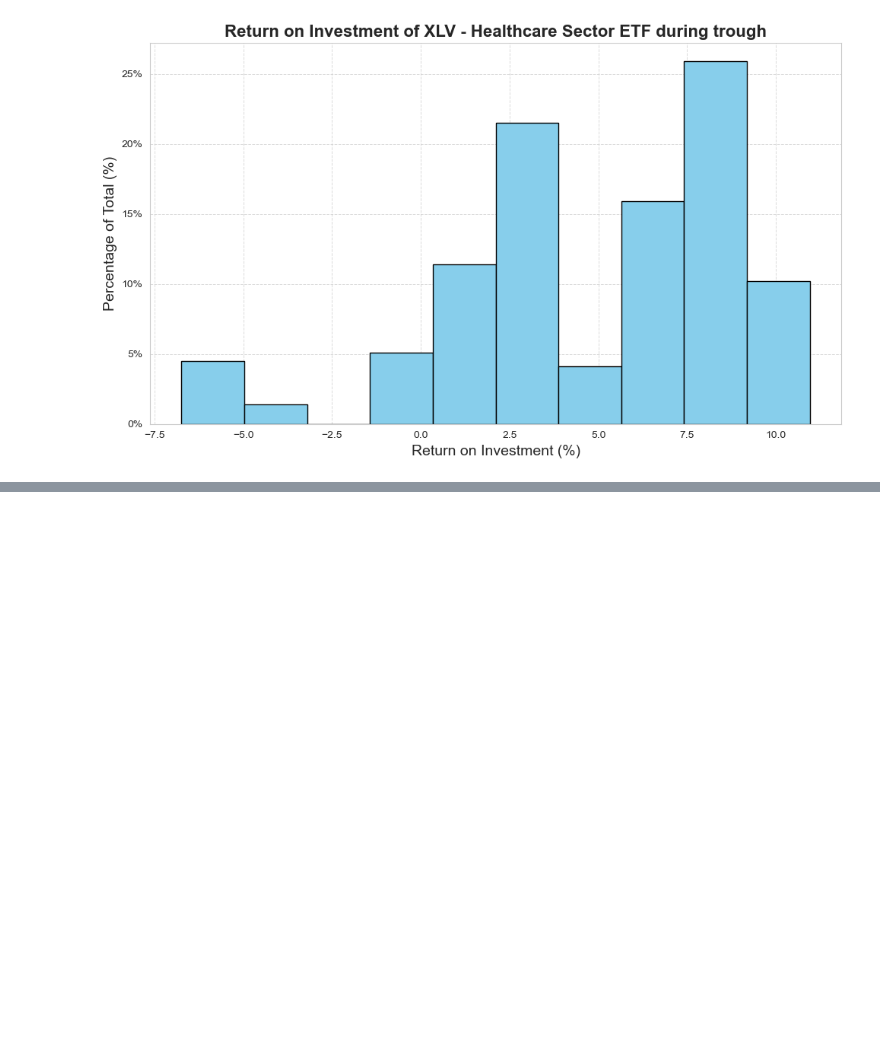
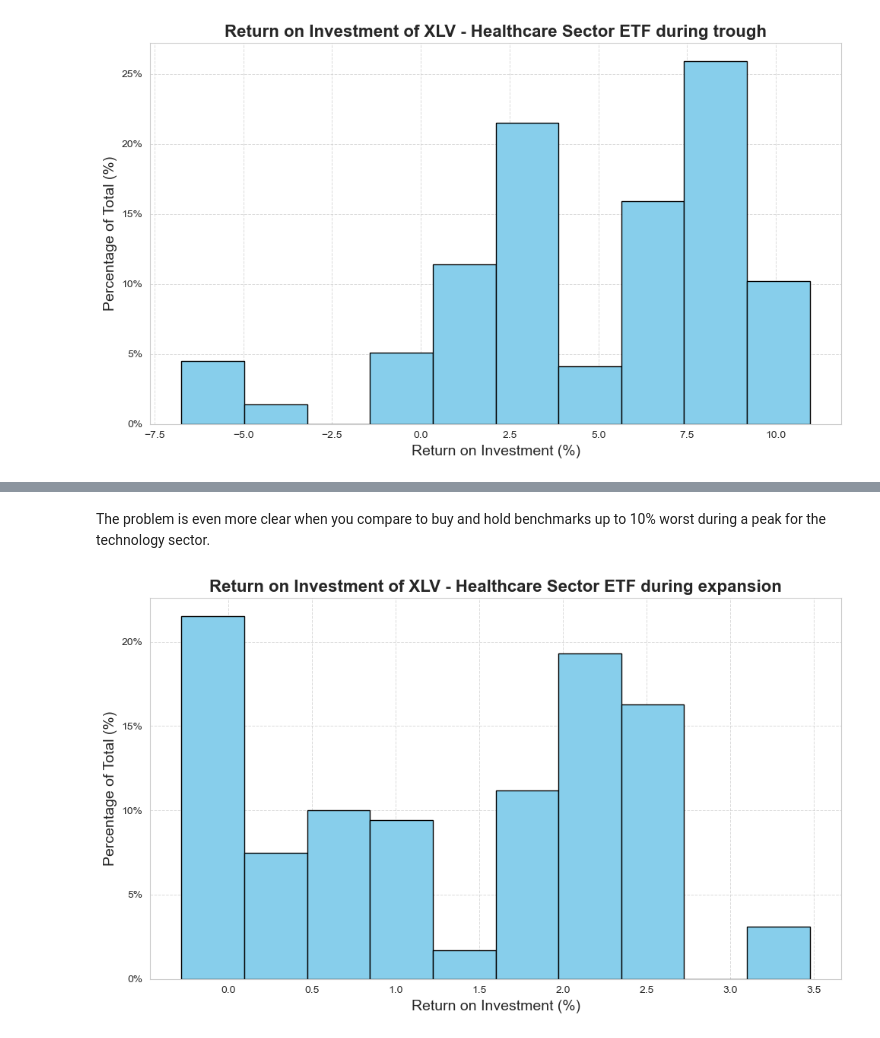
Before and after one commit to bennicholson2/Enhancing-Technical-Analysis-with-Data-Science, a Jupyter notebook: Technical Analysis/bollinger_bands.ipynb, the cells around one changed output, grey strips where cells are left out. Cells and saved outputs as stored; diff of their text form; code cells hidden in the pictures; blank space fills up the shorter version.

Commit message:
completed modeling for bollinger bands

```diff
--- a/Technical Analysis/bollinger_bands.ipynb
+++ b/Technical Analysis/bollinger_bands.ipynb
@@ -568,4 +415,4 @@ Bollinger bands require the use of the adjusted close price to create an upper a
 # %%
 # use 20 day moving average
 # use a 95% confidence interval (2 standard deviations)
-bollinger_data_multiple_periods_tickers(economic_cycle_periods_list,sector_etf_tickers,sector_etf_data,20,0.95)
+sector_etf_data = bollinger_data_multiple_periods_tickers(economic_cycle_periods_list,sector_etf_tickers,sector_etf_data,20,0.95)
@@ -969,0 +784,12 @@ Overall the bollinger bands perform better during times of troughs and contracti
+# %% [markdown]
+The problem is even more clear when you compare to buy and hold benchmarks up to 10% worst during a peak for the technology sector.
+# %%
+# plot the histogram of the XLV healthcare during an expansion
+plot_percentage_histogram(
+    data=base_bb_average_return['peak']['XLV'],
+    title=f'Return on Investment of XLV - Healthcare Sector ETF during expansion',
+    xlabel='Return on Investment (%)',
+        ylabel='Percentage of Total (%)'
+)
+# %% [output]
+[figure, added]
```
Also changed, not shown: parts of 51 cells of this notebook.
